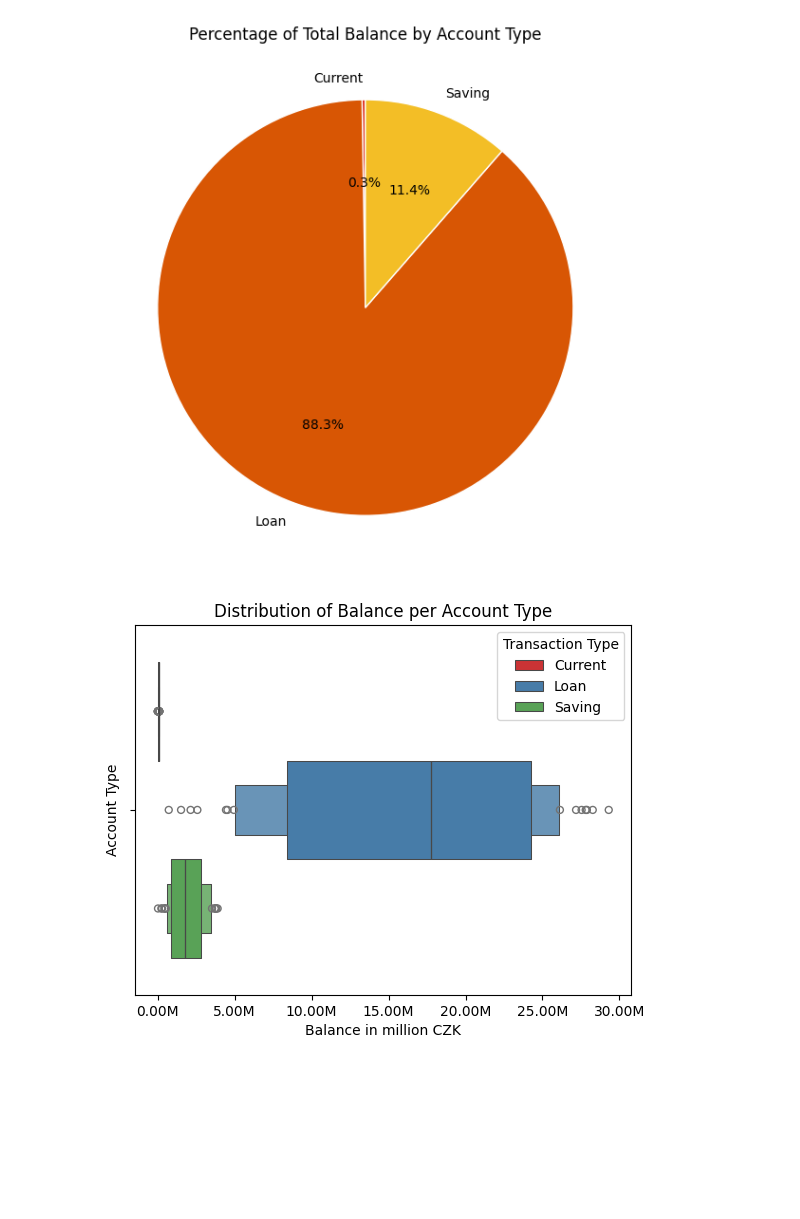
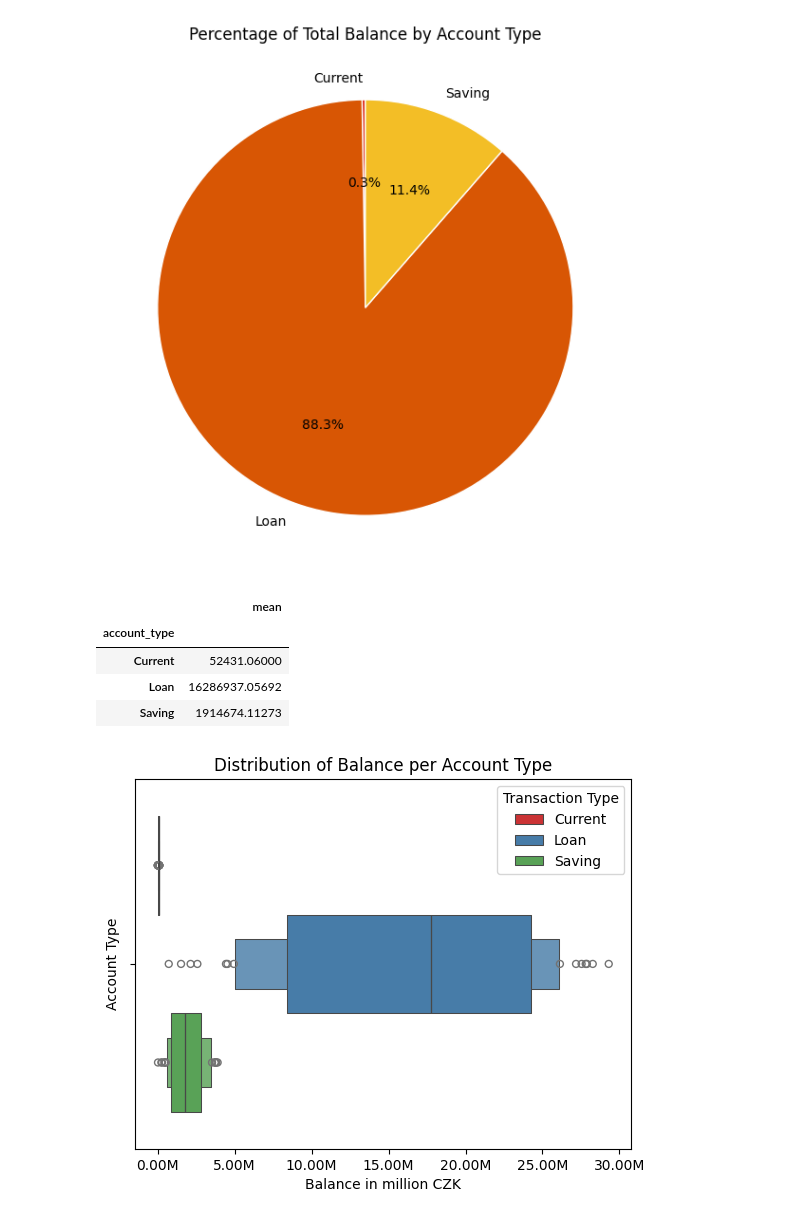
Before and after one commit to arortega-git/world_bank_ETL, a Jupyter notebook: test_pwc/notebook/pwc_case_study_code.ipynb, the cells around one changed output. Saved outputs shown, nothing was run; the diff lists cells and outputs as text; code cells hidden in the pictures; blank space fills up the shorter version.

```diff
--- a/test_pwc/notebook/notebook.ipynb
+++ b/test_pwc/notebook/pwc_case_study_code.ipynb
@@ -460,6 +460,31 @@ plt.savefig('visualizations/percentage_balance_per_account_type.png', dpi=300, b
 plt.show()
 # %% [output]
 [figure]
+# %%
+mean_distribution_balance_per_account = (
+    transactions_accounts
+    .groupby(
+        ['account_type', 'AccountID']
+        , as_index=False
+    )
+    .agg(
+        total_balance=('balance_flat', 'max')
+    )
+    .groupby(
+        'account_type'
+    )
+    .agg(
+        mean=('total_balance', 'mean')
+    )
+)
+
+display(mean_distribution_balance_per_account)
+# %% [output]
+|  | mean |
+| account_type |  |
+| Current | 52431.06000 |
+| Loan | 16286937.05692 |
+| Saving | 1914674.11273 |
 # %%
 # Before displaying the balance distribution, we need to normalize the data. Balance appears many times, so first
 # I will group by the unique balance (max) per account type and account id, to then calculate the distribution.
```
Also changed, not shown: parts of 2 cells of this notebook.
